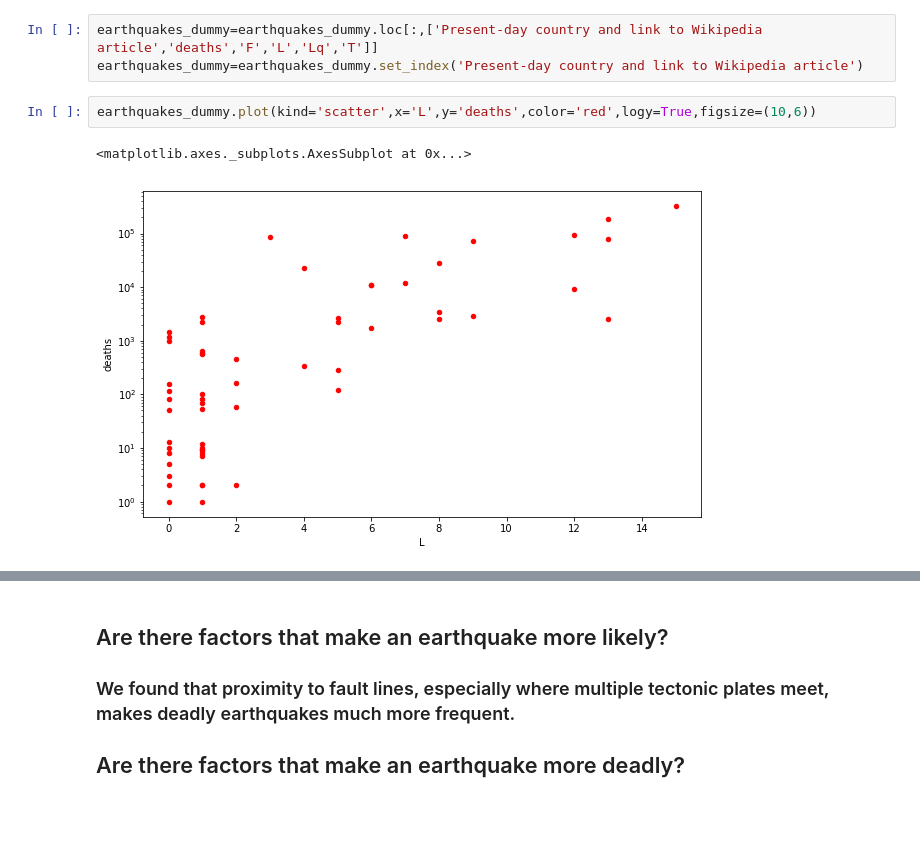
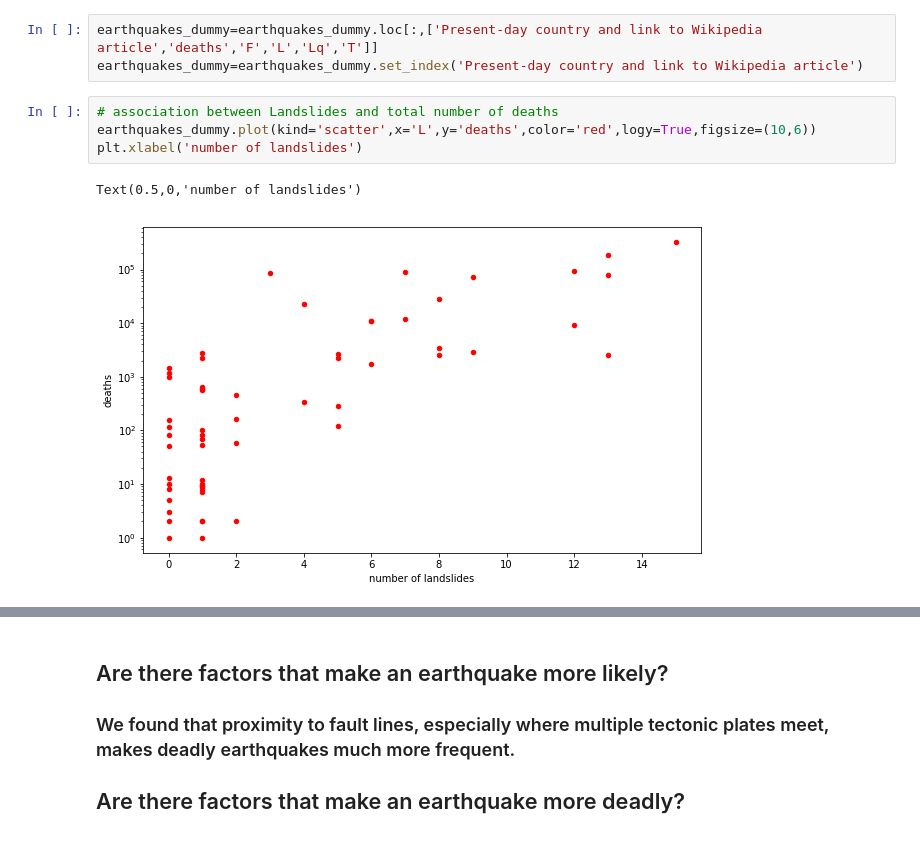
Before and after one commit to asidamo/Earthquakes-Analysis, a Jupyter notebook: data-question-3_amanuel.ipynb, the cells around one changed output, grey strips where cells are left out. Drawn from its saved outputs; the diff is of its cells as text.

```diff
--- a/data-question-3_amanuel.ipynb
+++ b/data-question-3_amanuel.ipynb
@@ -626,7 +626,9 @@ earthquakes_dummy=earthquakes_dummy.reset_index()
 earthquakes_dummy=earthquakes_dummy.loc[:,['Present-day country and link to Wikipedia article','deaths','F','L','Lq','T']]
 earthquakes_dummy=earthquakes_dummy.set_index('Present-day country and link to Wikipedia article')
 # %%
+# association between Landslides and total number of deaths
 earthquakes_dummy.plot(kind='scatter',x='L',y='deaths',color='red',logy=True,figsize=(10,6))
+plt.xlabel('number of landslides')
 # %% [output]
-<matplotlib.axes._subplots.AxesSubplot at 0x...>
+Text(0.5,0,'number of landslides')
-[figure, old version]
+[figure, new version]
```
Also changed, not shown: parts of 2 cells of this notebook.
